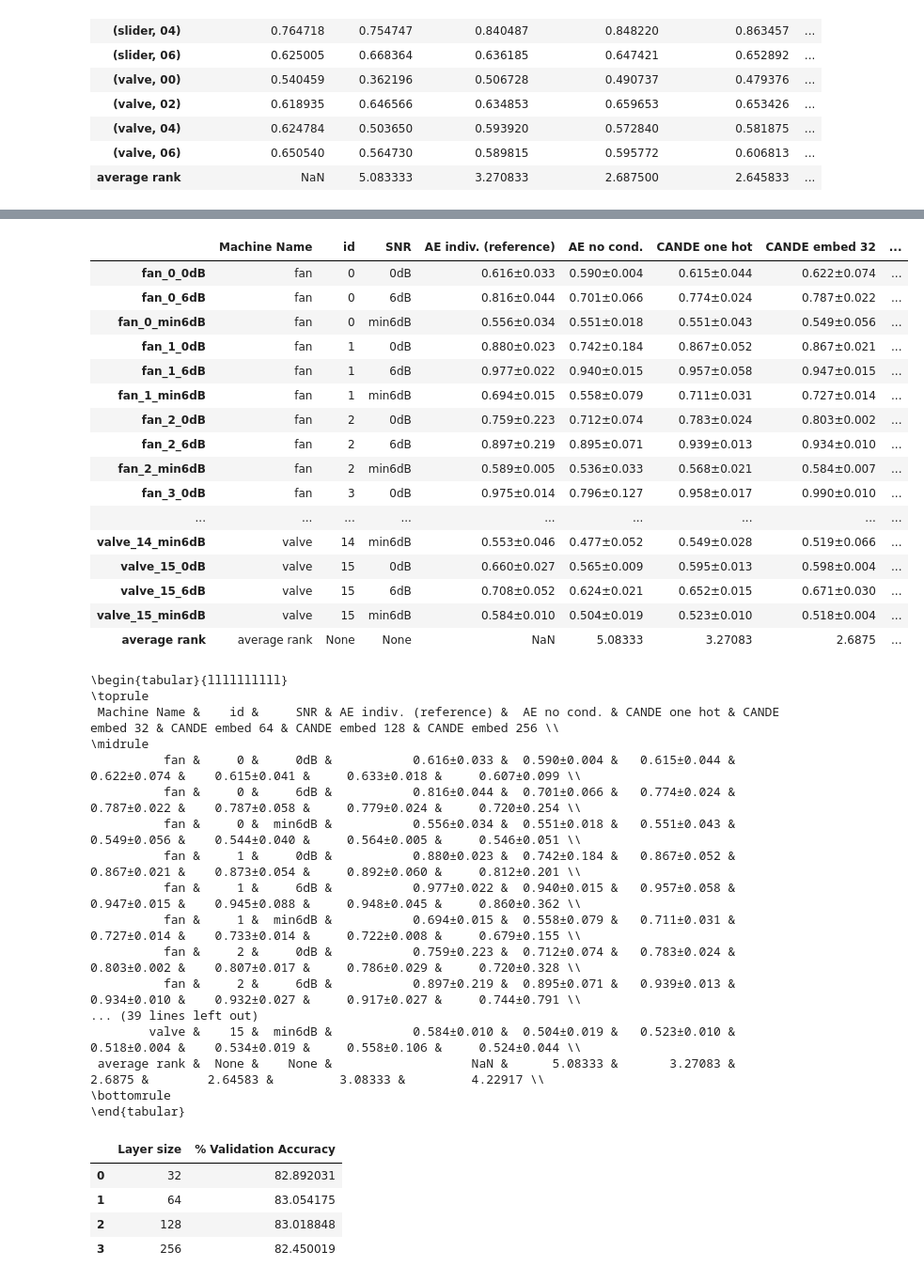
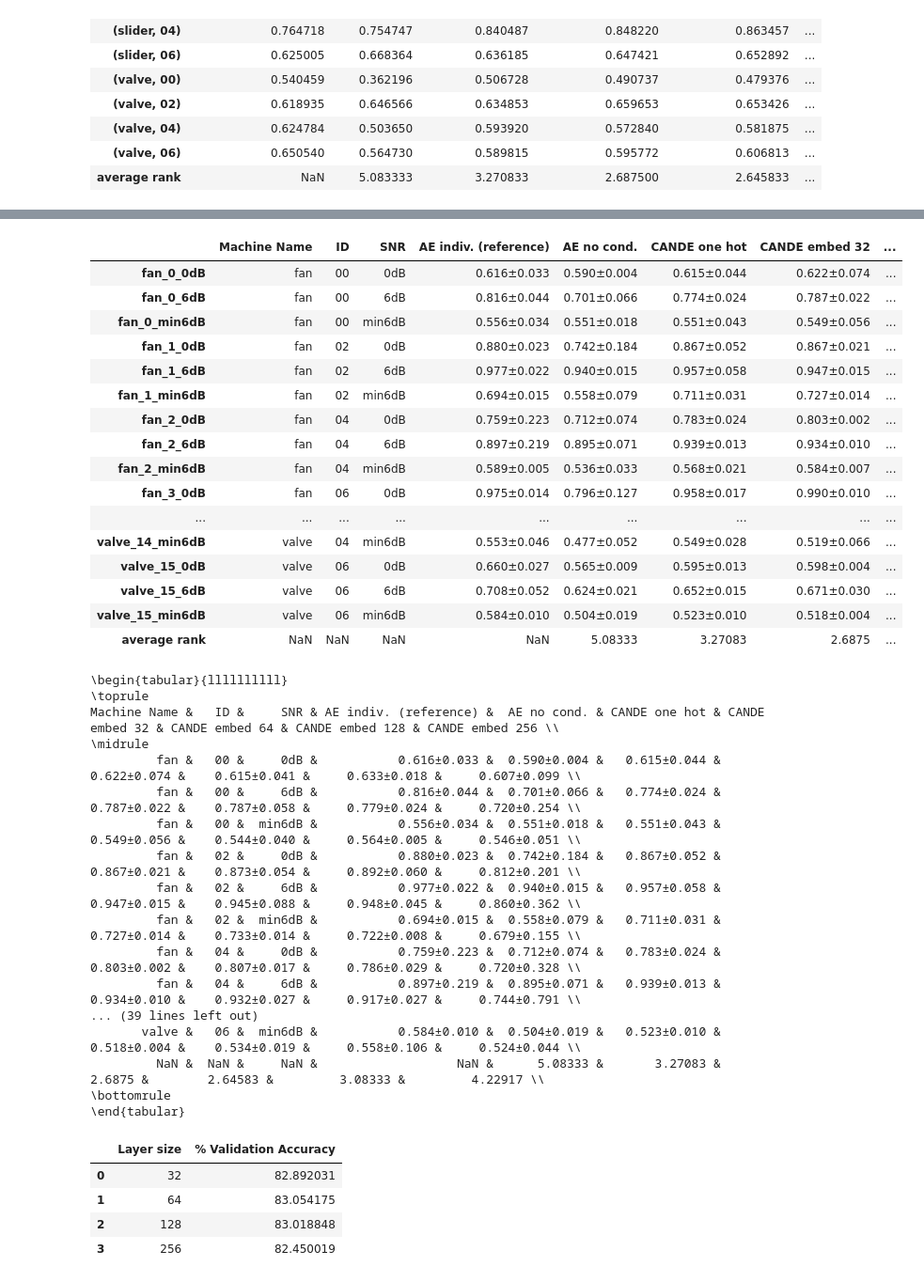
Before and after one commit to EllenRushe/CANDE, a Jupyter notebook: audio_context_net/results.ipynb, the cells around one changed output, grey strips where cells are left out. Shown at 94% size. Cells and saved outputs as stored; diff of their text form; code cells hidden in the pictures.

```diff
--- a/audio_context_net/results.ipynb
+++ b/audio_context_net/results.ipynb
@@ -67,7 +68,8 @@ def get_results_print(model_name, context="", n=3):
 
     ci_either = (mean- ci[0])[model_name].apply(lambda x: "{:.3f}".format(x))
     mean  = mean[model_name].apply(lambda x: "{:.3f}".format(x))
-    return pd.DataFrame(mean+"±"+ci_either)
+    results = pd.DataFrame(mean+"±"+ci_either)
+    return results.sort_index(key=lambda x: index_natsorted(results_df.index))
 # %%
 model_names = [
                'AE_sound_all',
@@ -413,68 +435,73 @@ results_df_print
 # %%
 formatted_col_map= {
            "AE_sound": "AE indiv. (reference)",
            "AE_sound_all": "AE no cond.",
            "AE_sound_FiLM_one_hot"  :"CANDE one hot",
            "AE_sound_FiLM_embed_32": "CANDE embed 32",
            "AE_sound_FiLM_embed_64": "CANDE embed 64",
            "AE_sound_FiLM_embed_128": "CANDE embed 128",
            "AE_sound_FiLM_embed_256": "CANDE embed 256"
 }
-results_ranks_df_print= pd.concat([results_df_print, mean_rank_row])
-results_ranks_df_print[["Machine Name", "id", "SNR"]] = pd.DataFrame([x.split('_') for x in results_ranks_df_print.index.tolist()], index=results_ranks_df_print.index)
 
-formatted_results_ranks_df_print= results_ranks_df_print.rename(columns=formatted_col_map, errors="raise")
+results_df_print[["Machine Name", "id", "SNR"]] = pd.DataFrame([x.split('_') for x in results_df_print.index.tolist()], index=results_df_print.index)
+results_df_print["ID"] = pd.to_numeric(results_df_print["id"])
+results_df_print["ID"] = results_df_print["ID"].map(inv_machine_id_map)
+
+results_df_print["ID"] = pd.DataFrame([x.split('_')[-1] for x in results_df_print["ID"].tolist()], index=results_df_print.index)
+
+formatted_results_ranks_df_print= pd.concat([results_df_print, mean_rank_row])
+formatted_results_ranks_df_print= formatted_results_ranks_df_print.rename(columns=formatted_col_map, errors="raise")
 
 
 formatted_results_ranks_df_print = formatted_results_ranks_df_print[[
     "Machine Name",
-    "id",
+    "ID",
     "SNR",
     "AE indiv. (reference)",
      "AE no cond.",
     "CANDE one hot",
     "CANDE embed 32",
     "CANDE embed 64",
     "CANDE embed 128",
     "CANDE embed 256",
 ]]
 formatted_results_ranks_df_print
 # %% [output]
-|  | Machine Name | id | SNR | AE indiv. (reference) | AE no cond. | CANDE one hot | CANDE embed 32 | ... |
-| fan_0_0dB | fan | 0 | 0dB | 0.616±0.033 | 0.590±0.004 | 0.615±0.044 | 0.622±0.074 | ... |
-| fan_0_6dB | fan | 0 | 6dB | 0.816±0.044 | 0.701±0.066 | 0.774±0.024 | 0.787±0.022 | ... |
-| fan_0_min6dB | fan | 0 | min6dB | 0.556±0.034 | 0.551±0.018 | 0.551±0.043 | 0.549±0.056 | ... |
-| fan_1_0dB | fan | 1 | 0dB | 0.880±0.023 | 0.742±0.184 | 0.867±0.052 | 0.867±0.021 | ... |
-| fan_1_6dB | fan | 1 | 6dB | 0.977±0.022 | 0.940±0.015 | 0.957±0.058 | 0.947±0.015 | ... |
-| fan_1_min6dB | fan | 1 | min6dB | 0.694±0.015 | 0.558±0.079 | 0.711±0.031 | 0.727±0.014 | ... |
-| fan_2_0dB | fan | 2 | 0dB | 0.759±0.223 | 0.712±0.074 | 0.783±0.024 | 0.803±0.002 | ... |
-| fan_2_6dB | fan | 2 | 6dB | 0.897±0.219 | 0.895±0.071 | 0.939±0.013 | 0.934±0.010 | ... |
-| fan_2_min6dB | fan | 2 | min6dB | 0.589±0.005 | 0.536±0.033 | 0.568±0.021 | 0.584±0.007 | ... |
-| fan_3_0dB | fan | 3 | 0dB | 0.975±0.014 | 0.796±0.127 | 0.958±0.017 | 0.990±0.010 | ... |
+|  | Machine Name | ID | SNR | AE indiv. (reference) | AE no cond. | CANDE one hot | CANDE embed 32 | ... |
+| fan_0_0dB | fan | 00 | 0dB | 0.616±0.033 | 0.590±0.004 | 0.615±0.044 | 0.622±0.074 | ... |
+| fan_0_6dB | fan | 00 | 6dB | 0.816±0.044 | 0.701±0.066 | 0.774±0.024 | 0.787±0.022 | ... |
+| fan_0_min6dB | fan | 00 | min6dB | 0.556±0.034 | 0.551±0.018 | 0.551±0.043 | 0.549±0.056 | ... |
+| fan_1_0dB | fan | 02 | 0dB | 0.880±0.023 | 0.742±0.184 | 0.867±0.052 | 0.867±0.021 | ... |
+| fan_1_6dB | fan | 02 | 6dB | 0.977±0.022 | 0.940±0.015 | 0.957±0.058 | 0.947±0.015 | ... |
+| fan_1_min6dB | fan | 02 | min6dB | 0.694±0.015 | 0.558±0.079 | 0.711±0.031 | 0.727±0.014 | ... |
+| fan_2_0dB | fan | 04 | 0dB | 0.759±0.223 | 0.712±0.074 | 0.783±0.024 | 0.803±0.002 | ... |
+| fan_2_6dB | fan | 04 | 6dB | 0.897±0.219 | 0.895±0.071 | 0.939±0.013 | 0.934±0.010 | ... |
+| fan_2_min6dB | fan | 04 | min6dB | 0.589±0.005 | 0.536±0.033 | 0.568±0.021 | 0.584±0.007 | ... |
+| fan_3_0dB | fan | 06 | 0dB | 0.975±0.014 | 0.796±0.127 | 0.958±0.017 | 0.990±0.010 | ... |
 | ... | ... | ... | ... | ... | ... | ... | ... | ... |
-| valve_14_min6dB | valve | 14 | min6dB | 0.553±0.046 | 0.477±0.052 | 0.549±0.028 | 0.519±0.066 | ... |
-| valve_15_0dB | valve | 15 | 0dB | 0.660±0.027 | 0.565±0.009 | 0.595±0.013 | 0.598±0.004 | ... |
-| valve_15_6dB | valve | 15 | 6dB | 0.708±0.052 | 0.624±0.021 | 0.652±0.015 | 0.671±0.030 | ... |
-| valve_15_min6dB | valve | 15 | min6dB | 0.584±0.010 | 0.504±0.019 | 0.523±0.010 | 0.518±0.004 | ... |
-| average rank | average rank | None | None | NaN | 5.08333 | 3.27083 | 2.6875 | ... |
+| valve_14_min6dB | valve | 04 | min6dB | 0.553±0.046 | 0.477±0.052 | 0.549±0.028 | 0.519±0.066 | ... |
+| valve_15_0dB | valve | 06 | 0dB | 0.660±0.027 | 0.565±0.009 | 0.595±0.013 | 0.598±0.004 | ... |
+| valve_15_6dB | valve | 06 | 6dB | 0.708±0.052 | 0.624±0.021 | 0.652±0.015 | 0.671±0.030 | ... |
+| valve_15_min6dB | valve | 06 | min6dB | 0.584±0.010 | 0.504±0.019 | 0.523±0.010 | 0.518±0.004 | ... |
+| average rank | NaN | NaN | NaN | NaN | 5.08333 | 3.27083 | 2.6875 | ... |
 # %%
 print(formatted_results_ranks_df_print.to_latex( columns=formatted_results_ranks_df_print.columns, index=False))
 # %% [output]
 \begin{tabular}{llllllllll}
 \toprule
- Machine Name &    id &     SNR & AE indiv. (reference) &  AE no cond. & CANDE one hot & CANDE embed 32 & CANDE embed 64 & CANDE embed 128 & CANDE embed 256 \\
+Machine Name &   ID &     SNR & AE indiv. (reference) &  AE no cond. & CANDE one hot & CANDE embed 32 & CANDE embed 64 & CANDE embed 128 & CANDE embed 256 \\
 \midrule
-          fan &     0 &     0dB &           0.616±0.033 &  0.590±0.004 &   0.615±0.044 &    0.622±0.074 &    0.615±0.041 &     0.633±0.018 &     0.607±0.099 \\
-          fan &     0 &     6dB &           0.816±0.044 &  0.701±0.066 &   0.774±0.024 &    0.787±0.022 &    0.787±0.058 &     0.779±0.024 &     0.720±0.254 \\
-          fan &     0 &  min6dB &           0.556±0.034 &  0.551±0.018 &   0.551±0.043 &    0.549±0.056 &    0.544±0.040 &     0.564±0.005 &     0.546±0.051 \\
-          fan &     1 &     0dB &           0.880±0.023 &  0.742±0.184 &   0.867±0.052 &    0.867±0.021 &    0.873±0.054 &     0.892±0.060 &     0.812±0.201 \\
-          fan &     1 &     6dB &           0.977±0.022 &  0.940±0.015 &   0.957±0.058 &    0.947±0.015 &    0.945±0.088 &     0.948±0.045 &     0.860±0.362 \\
-          fan &     1 &  min6dB &           0.694±0.015 &  0.558±0.079 &   0.711±0.031 &    0.727±0.014 &    0.733±0.014 &     0.722±0.008 &     0.679±0.155 \\
-          fan &     2 &     0dB &           0.759±0.223 &  0.712±0.074 &   0.783±0.024 &    0.803±0.002 &    0.807±0.017 &     0.786±0.029 &     0.720±0.328 \\
-          fan &     2 &     6dB &           0.897±0.219 &  0.895±0.071 &   0.939±0.013 &    0.934±0.010 &    0.932±0.027 &     0.917±0.027 &     0.744±0.791 \\
+         fan &   00 &     0dB &           0.616±0.033 &  0.590±0.004 &   0.615±0.044 &    0.622±0.074 &    0.615±0.041 &     0.633±0.018 &     0.607±0.099 \\
+         fan &   00 &     6dB &           0.816±0.044 &  0.701±0.066 &   0.774±0.024 &    0.787±0.022 &    0.787±0.058 &     0.779±0.024 &     0.720±0.254 \\
+         fan &   00 &  min6dB &           0.556±0.034 &  0.551±0.018 &   0.551±0.043 &    0.549±0.056 &    0.544±0.040 &     0.564±0.005 &     0.546±0.051 \\
+         fan &   02 &     0dB &           0.880±0.023 &  0.742±0.184 &   0.867±0.052 &    0.867±0.021 &    0.873±0.054 &     0.892±0.060 &     0.812±0.201 \\
+         fan &   02 &     6dB &           0.977±0.022 &  0.940±0.015 &   0.957±0.058 &    0.947±0.015 &    0.945±0.088 &     0.948±0.045 &     0.860±0.362 \\
+         fan &   02 &  min6dB &           0.694±0.015 &  0.558±0.079 &   0.711±0.031 &    0.727±0.014 &    0.733±0.014 &     0.722±0.008 &     0.679±0.155 \\
+         fan &   04 &     0dB &           0.759±0.223 &  0.712±0.074 &   0.783±0.024 &    0.803±0.002 &    0.807±0.017 &     0.786±0.029 &     0.720±0.328 \\
+         fan &   04 &     6dB &           0.897±0.219 &  0.895±0.071 &   0.939±0.013 &    0.934±0.010 &    0.932±0.027 &     0.917±0.027 &     0.744±0.791 \\
 ... (39 lines left out)
-        valve &    15 &  min6dB &           0.584±0.010 &  0.504±0.019 &   0.523±0.010 &    0.518±0.004 &    0.534±0.019 &     0.558±0.106 &     0.524±0.044 \\
- average rank &  None &    None &                   NaN &      5.08333 &       3.27083 &         2.6875 &        2.64583 &         3.08333 &         4.22917 \\
+       valve &   06 &  min6dB &           0.584±0.010 &  0.504±0.019 &   0.523±0.010 &    0.518±0.004 &    0.534±0.019 &     0.558±0.106 &     0.524±0.044 \\
+         NaN &  NaN &     NaN &                   NaN &      5.08333 &       3.27083 &         2.6875 &        2.64583 &         3.08333 &         4.22917 \\
 \bottomrule
 \end{tabular}
 # %%
```
Also changed, not shown: parts of 8 cells of this notebook.
